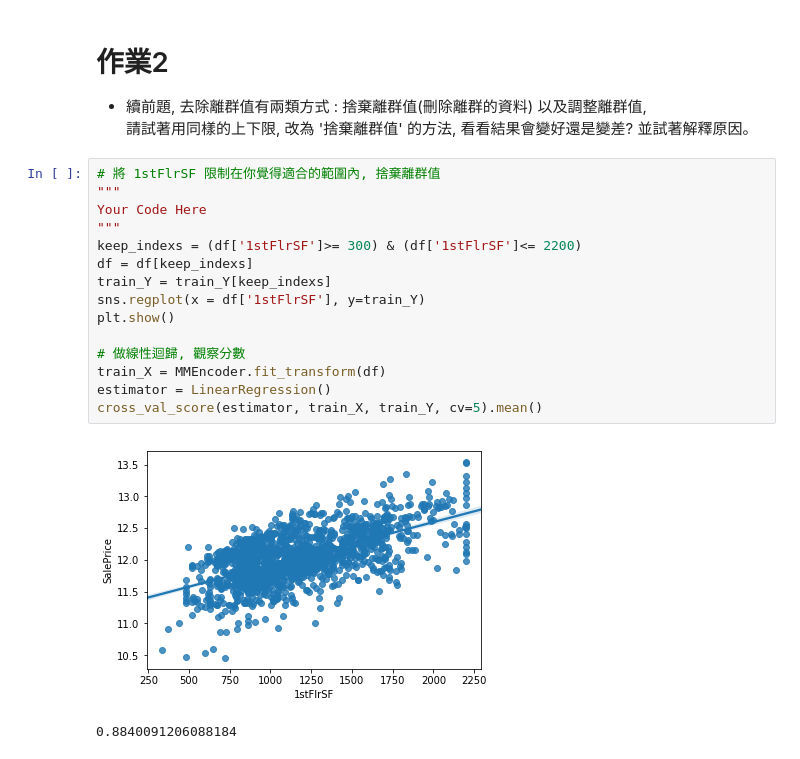
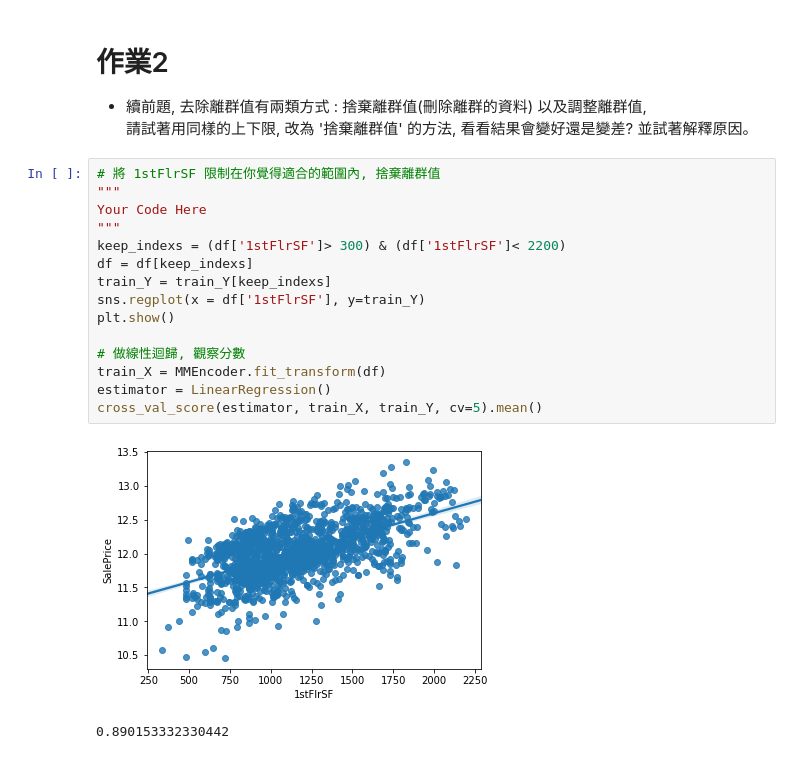
Before and after one commit to irvine01/2nd-ML100Days, a Jupyter notebook: homework/Day_020_HW.ipynb, the cells around one changed output. Drawn from its saved outputs; the diff is of its cells as text.

```diff
--- a/homework/Day_020_HW.ipynb
+++ b/homework/Day_020_HW.ipynb
@@ -95,18 +95,18 @@ AxesSubplot(0.125,0.125;0.775x0.755)
 # %%
 # 將 1stFlrSF 限制在你覺得適合的範圍內, 捨棄離群值
 """
 Your Code Here
 """
-keep_indexs = (df['1stFlrSF']>= 300) & (df['1stFlrSF']<= 2200)
+keep_indexs = (df['1stFlrSF']> 300) & (df['1stFlrSF']< 2200)
 df = df[keep_indexs]
 train_Y = train_Y[keep_indexs]
 sns.regplot(x = df['1stFlrSF'], y=train_Y)
 plt.show()
 
 # 做線性迴歸, 觀察分數
 train_X = MMEncoder.fit_transform(df)
 estimator = LinearRegression()
 cross_val_score(estimator, train_X, train_Y, cv=5).mean()
 # %% [output]
-[figure, old version]
+[figure, new version]
-0.8840091206088184
+0.890153332330442
```
Also changed, not shown: parts of 1 cell of this notebook.
